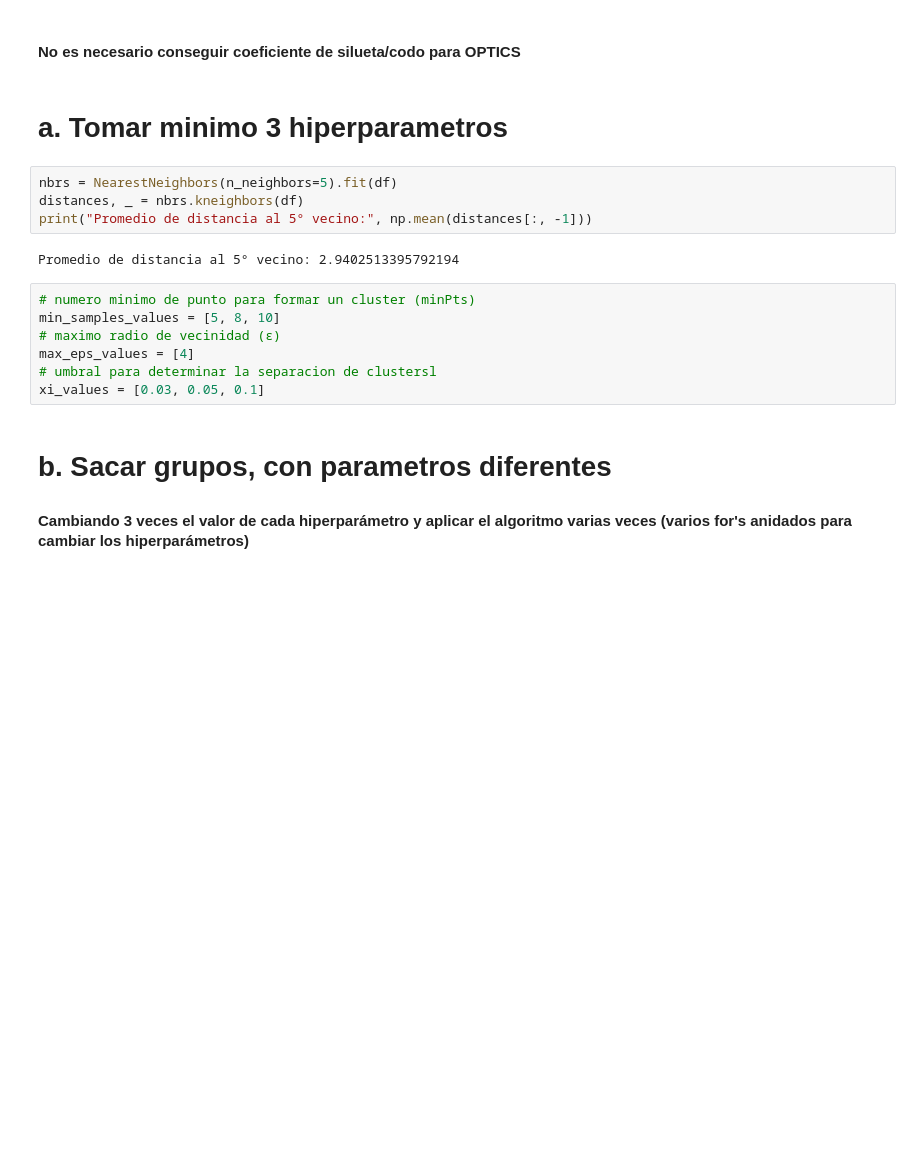
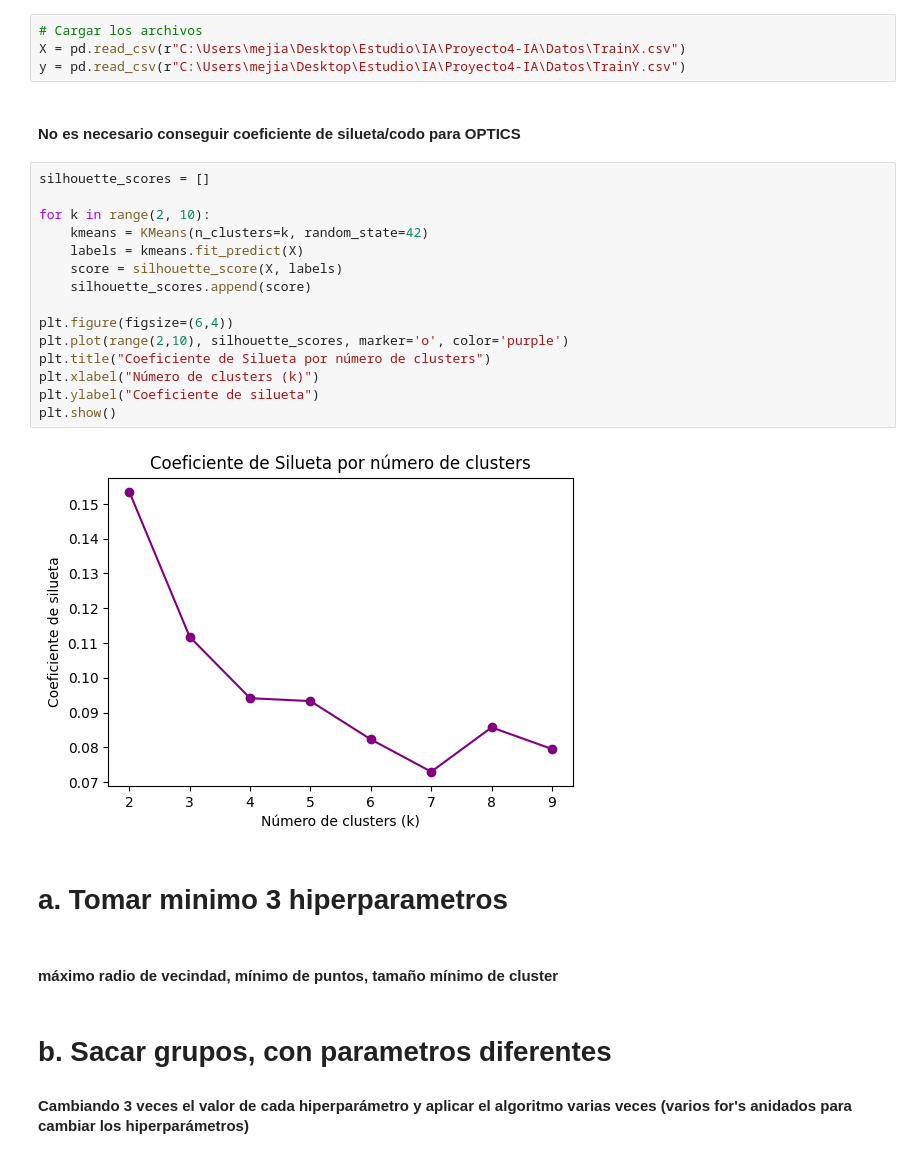
Before and after one commit to samegi/Proyecto4-IA, a Jupyter notebook: experimentos/Densidad.ipynb, the cells around one changed output. Saved outputs shown, nothing was run; the diff lists cells and outputs as text; blank space fills up the shorter version.

```diff
--- a/experimentos/Densidad.ipynb
+++ b/experimentos/Densidad.ipynb
@@ -12,22 +10,32 @@ df = pd.read_csv(r"C:\Users\mejia\Desktop\Estudio\IA\Proyecto4-IA\Datos\TrainX.c
 # %% [markdown]
 #### No hace falta limpiar los datos, transformar, ni normalizar puesto que este proceso se hizo con el dataset original
+# %%
+# Cargar los archivos
+X = pd.read_csv(r"C:\Users\mejia\Desktop\Estudio\IA\Proyecto4-IA\Datos\TrainX.csv")
+y = pd.read_csv(r"C:\Users\mejia\Desktop\Estudio\IA\Proyecto4-IA\Datos\TrainY.csv")
 # %% [markdown]
 #### No es necesario conseguir coeficiente de silueta/codo para OPTICS
+# %%
+silhouette_scores = []
+
+for k in range(2, 10):
+    kmeans = KMeans(n_clusters=k, random_state=42)
+    labels = kmeans.fit_predict(X)
+    score = silhouette_score(X, labels)
+    silhouette_scores.append(score)
+
+plt.figure(figsize=(6,4))
+plt.plot(range(2,10), silhouette_scores, marker='o', color='purple')
+plt.title("Coeficiente de Silueta por número de clusters")
+plt.xlabel("Número de clusters (k)")
+plt.ylabel("Coeficiente de silueta")
+plt.show()
+# %% [output]
+[figure, added]
 # %% [markdown]
 # a. Tomar minimo 3 hiperparametros
-# %%
-nbrs = NearestNeighbors(n_neighbors=5).fit(df)
-distances, _ = nbrs.kneighbors(df)
-print("Promedio de distancia al 5° vecino:", np.mean(distances[:, -1]))
-# %% [output]
-Promedio de distancia al 5° vecino: 2.9402513395792194
-# %%
-# numero minimo de punto para formar un cluster (minPts)
-min_samples_values = [5, 8, 10]
-# maximo radio de vecinidad (ε)
-max_eps_values = [4]
-# umbral para determinar la separacion de clustersl
-xi_values = [0.03, 0.05, 0.1]
+# %% [markdown]
+#### máximo radio de vecindad, mínimo de puntos, tamaño mínimo de cluster
 # %% [markdown]
 # b. Sacar grupos, con parametros diferentes
 #### Cambiando 3 veces el valor de cada hiperparámetro y aplicar el algoritmo varias veces (varios for's anidados para cambiar los hiperparámetros)
```
Also changed, not shown: parts of 2 cells of this notebook.
